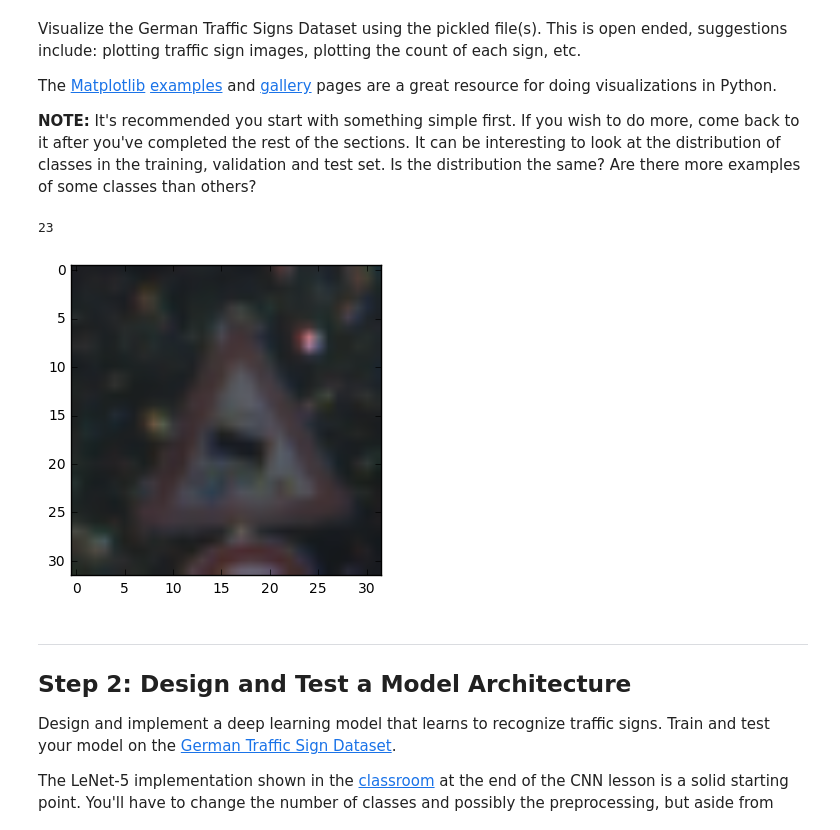
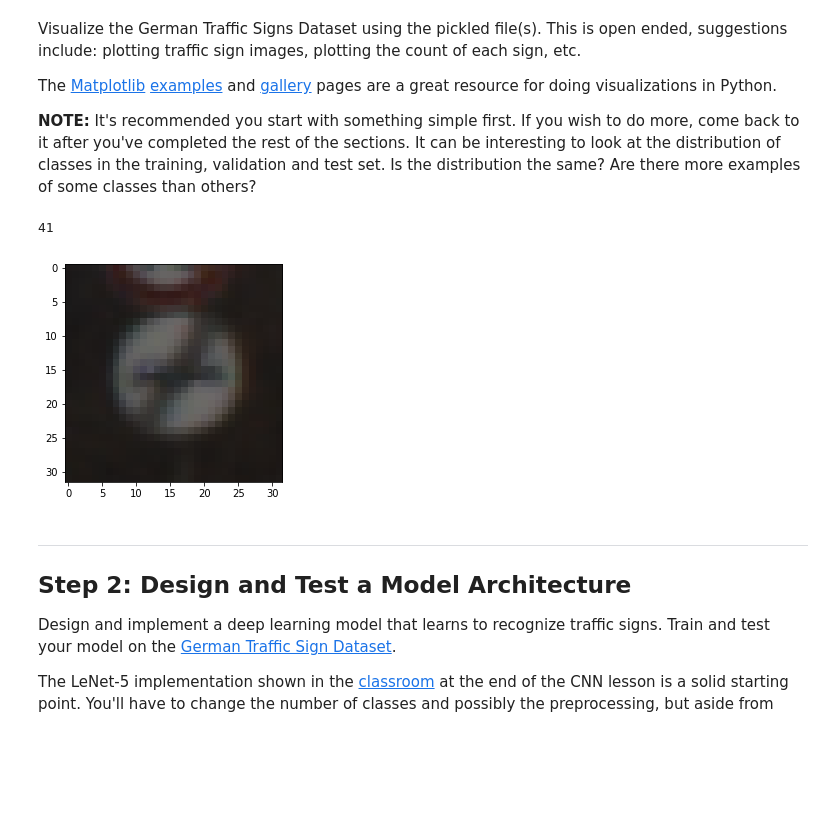
Before and after one commit to MUZUIXIAOHAI/Udacity-P2, a Jupyter notebook: Traffic_Sign_Classifier.ipynb, the cells around one changed output. Drawn from its saved outputs; the diff is of its cells as text; code cells hidden in the pictures; blank space fills up the shorter version.

```diff
--- a/Traffic_Sign_Classifier.ipynb
+++ b/Traffic_Sign_Classifier.ipynb
@@ -139,19 +138,19 @@ The [Matplotlib](http://matplotlib.org/) [examples](http://matplotlib.org/exampl
 # %%
 ### Data exploration visualization code goes here.
 ### Feel free to use as many code cells as needed.
 import matplotlib.pyplot as plt
 # Visualizations will be shown in the notebook.
 %matplotlib inline
 
-image_num = 1999
+image_num = 2
 image = X_train[image_num]
 
 plt.imshow(image)
 
 print(y_train[image_num])
 # %% [output]
-23
+41
-[figure, old version]
+[figure, new version]
 # %% [markdown]
 ----
 
```
Also changed, not shown: parts of 9 cells of this notebook.
